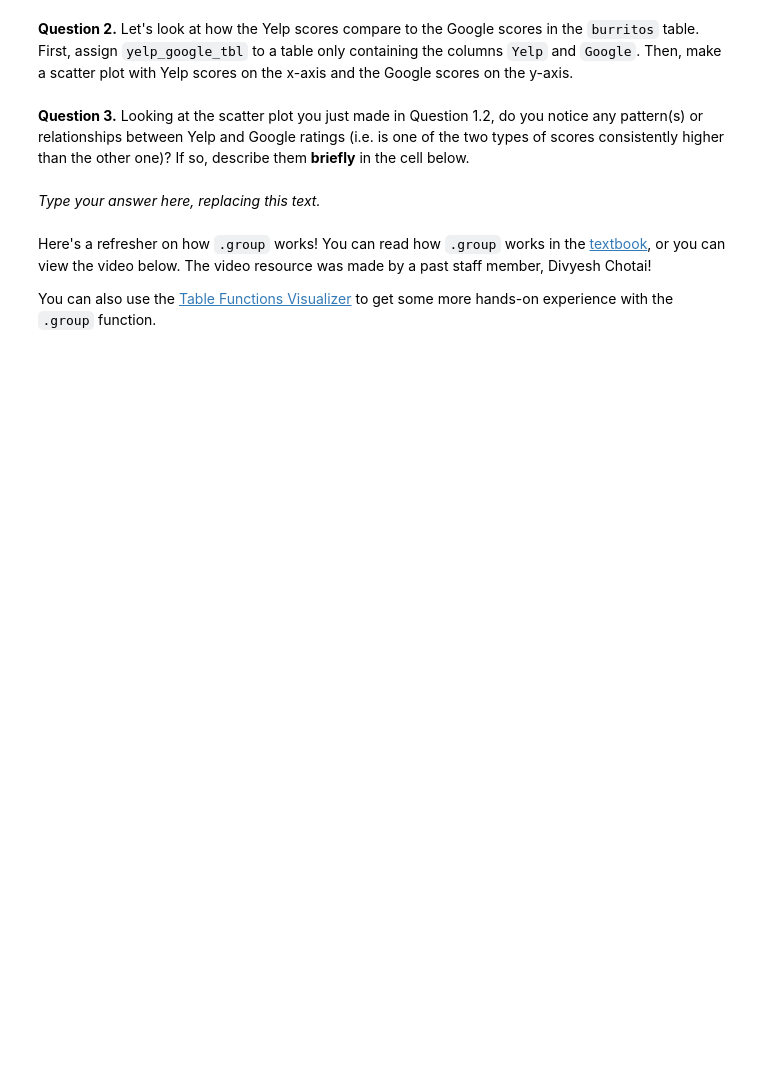
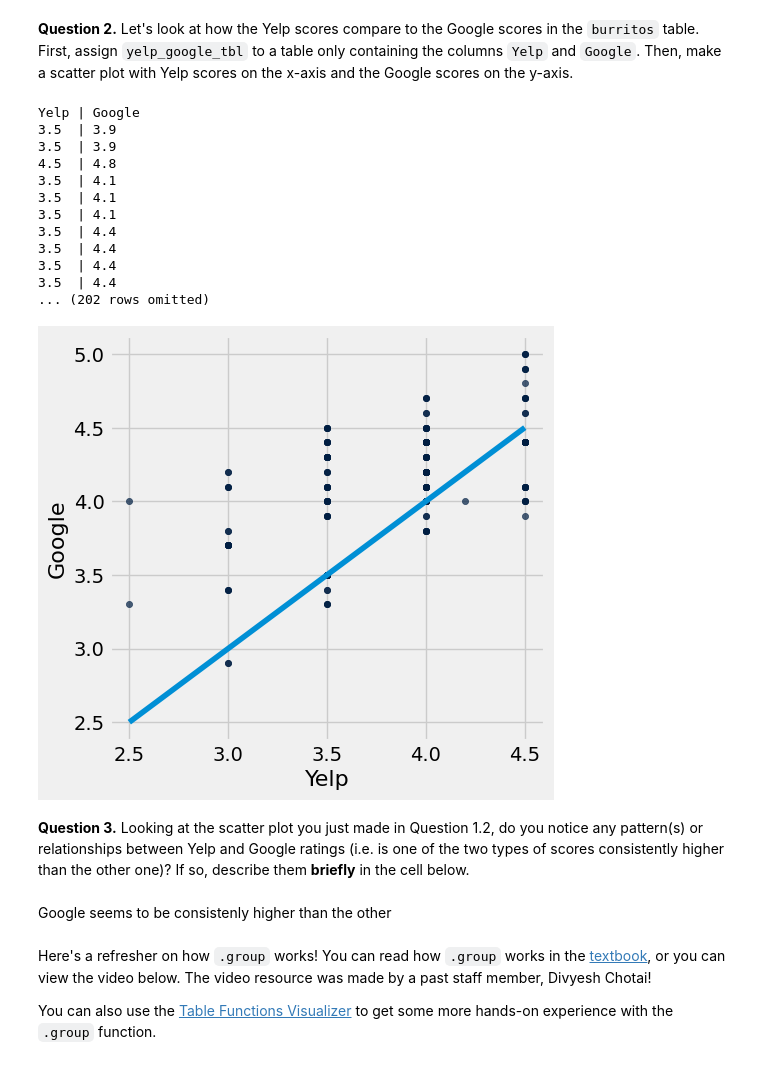
Before and after one commit to bencump/Intro_DataAnalytics, a Jupyter notebook: hw04/hw04.ipynb, the cells around one changed output. Saved outputs shown, nothing was run; the diff lists cells and outputs as text; code cells hidden in the pictures; blank space fills up the shorter version.

```diff
--- a/hw04/hw04.ipynb
+++ b/hw04/hw04.ipynb
@@ -67,5 +67,5 @@ burritos_types.show(5)
 
 *Hint:* Which function lets us combine information from two tables? Refer to the [Python Reference Sheet](http://data8.org/su24/reference/) if you're unsure!
 # %%
-burritos = ...
+burritos = ratings.join("Name", burritos_types, "Name")
 burritos.show(10)
@@ -76,12 +91,27 @@ grader.check("q1_1")
 
 **Question 2.** Let's look at how the Yelp scores compare to the Google scores in the `burritos` table. First, assign `yelp_google_tbl` to a table only containing the columns `Yelp` and `Google`. Then, make a scatter plot with Yelp scores on the x-axis and the Google scores on the y-axis.
 # %%
-yelp_google_tbl = ...
-...
+yelp_google_tbl = Table().with_columns("Yelp", burritos.column("Yelp"), "Google", burritos.column("Google"))
+print(yelp_google_tbl)
+yelp_google_tbl.scatter('Yelp', 'Google')
 
 # Don't change/edit/remove the following line.
 # To help you make conclusions, we have plotted a straight line on the graph (y=x).
 plt.plot(np.arange(2.5,5,.5), np.arange(2.5,5,.5));
+# %% [output]
+Yelp | Google
+3.5  | 3.9
+3.5  | 3.9
+4.5  | 4.8
+3.5  | 4.1
+3.5  | 4.1
+3.5  | 4.1
+3.5  | 4.4
+3.5  | 4.4
+3.5  | 4.4
+3.5  | 4.4
+... (202 rows omitted)
+[figure, added]
 # %% [markdown]
 <!-- END QUESTION -->
 
@@ -89,7 +119,7 @@ plt.plot(np.arange(2.5,5,.5), np.arange(2.5,5,.5));
 
 **Question 3.** Looking at the scatter plot you just made in Question 1.2, do you notice any pattern(s) or relationships between Yelp and Google ratings (i.e. is one of the two types of scores consistently higher than the other one)? If so, describe them **briefly** in the cell below.
 # %% [markdown]
-_Type your answer here, replacing this text._
+Google seems to be consistenly higher than the other
 # %% [markdown]
 <!-- END QUESTION -->
 
```
Also changed, not shown: parts of 5 cells of this notebook, 1 other file.
